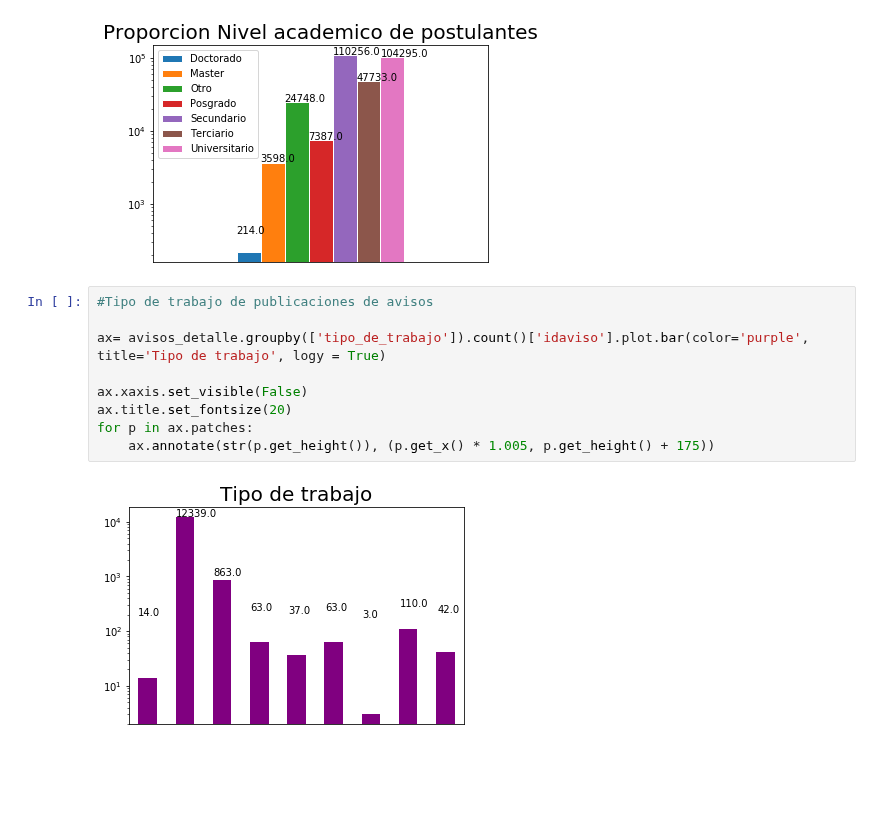
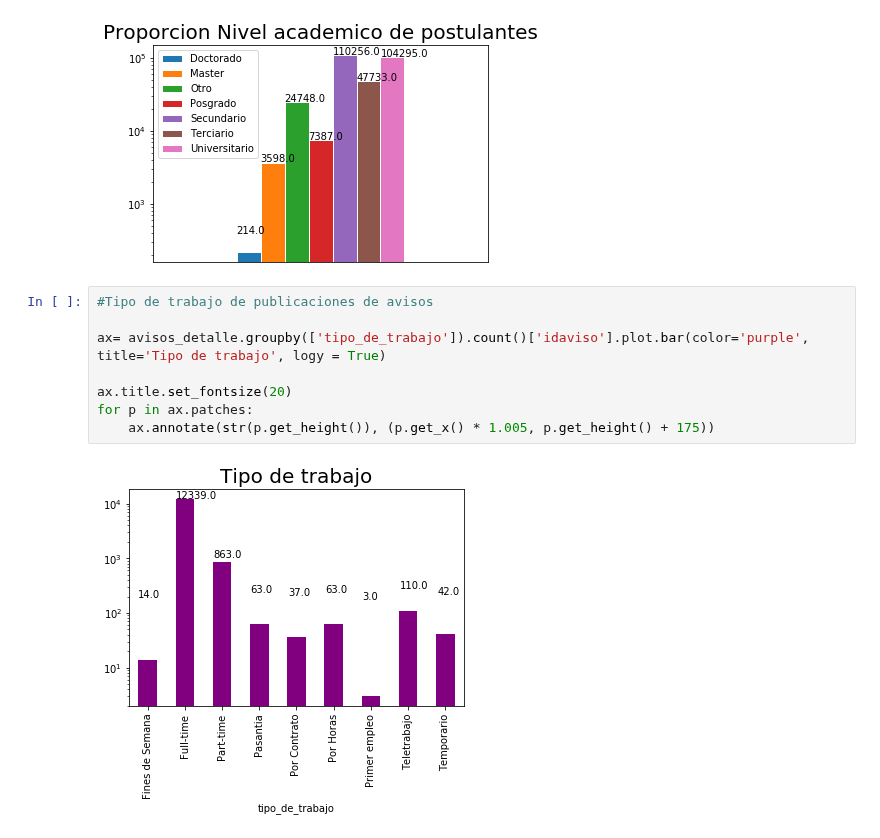
Before and after one commit to felipegonzalez2112/tp-organizacion-datos-2018, a Jupyter notebook: TP1.ipynb, the cells around one changed output. Cells and saved outputs as stored; diff of their text form; blank space fills up the shorter version.

```diff
--- a/TP1.ipynb
+++ b/TP1.ipynb
@@ -150,11 +157,10 @@ for p in ax.patches:
 # %%
 #Tipo de trabajo de publicaciones de avisos
 
 ax= avisos_detalle.groupby(['tipo_de_trabajo']).count()['idaviso'].plot.bar(color='purple', title='Tipo de trabajo', logy = True)
 
-ax.xaxis.set_visible(False)
 ax.title.set_fontsize(20)
 for p in ax.patches:
     ax.annotate(str(p.get_height()), (p.get_x() * 1.005, p.get_height() + 175))
 # %% [output]
-[figure, old version]
+[figure, new version]
```
Also changed, not shown: parts of 4 cells of this notebook.
